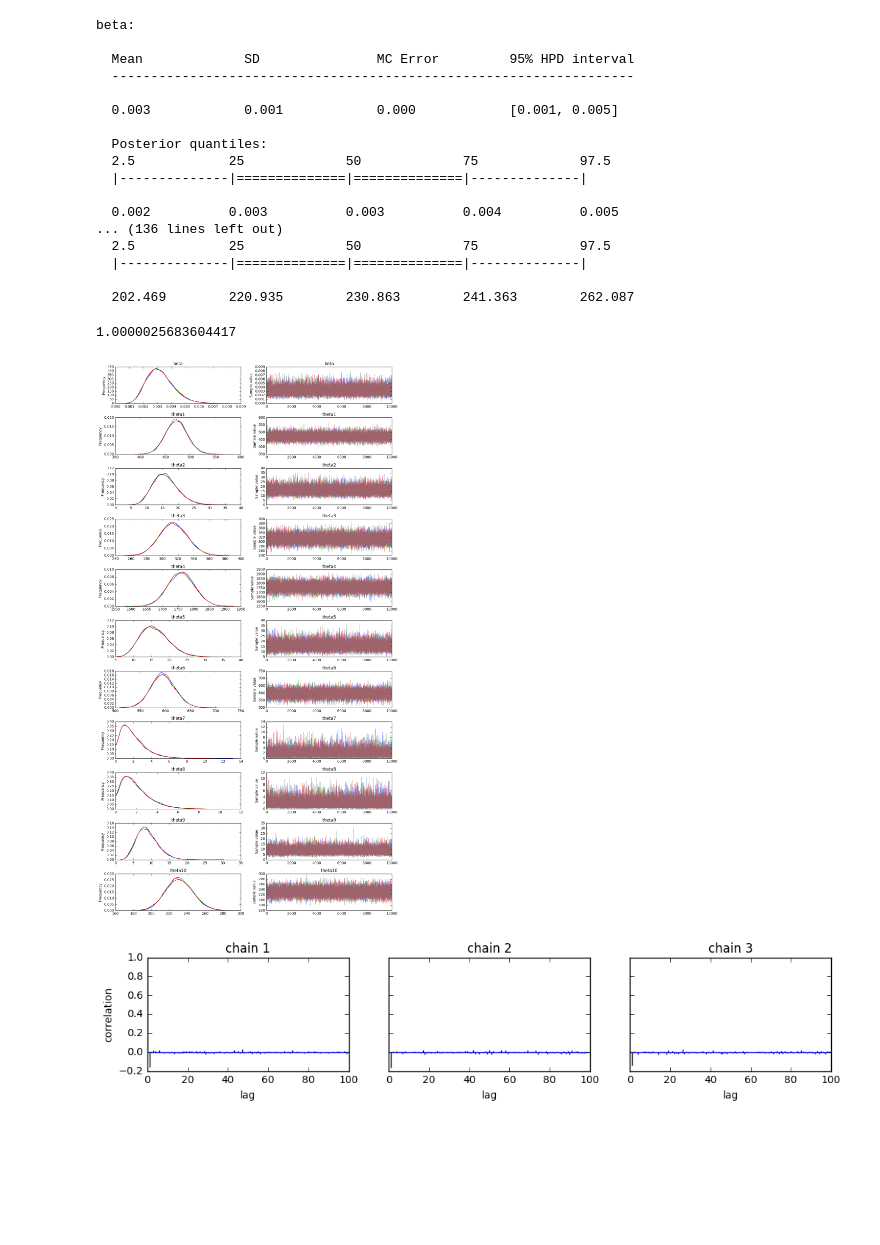
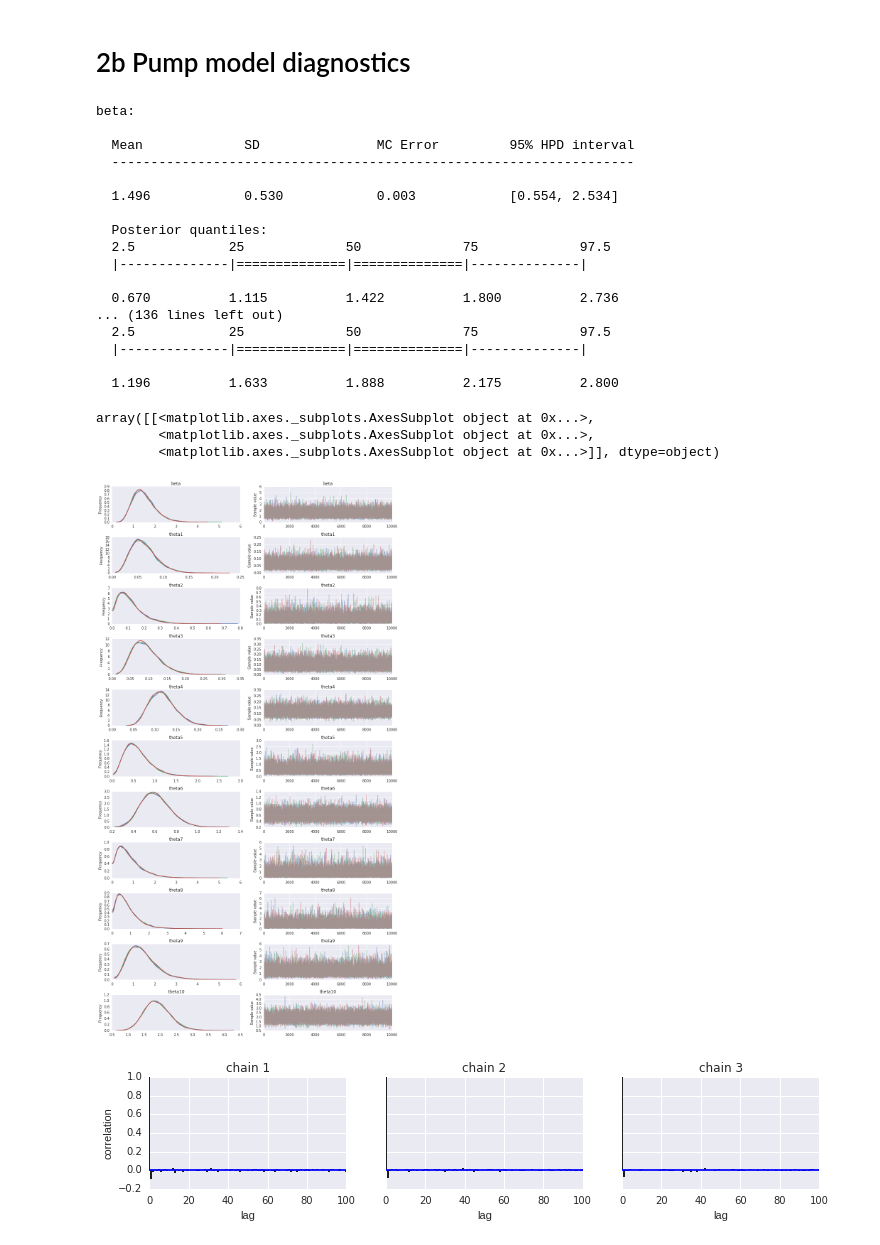
Before and after one commit to Jabberwockyll/MCMC, a Jupyter notebook: MCMC_PyMC3.ipynb, the cells around one changed output. Saved outputs shown, nothing was run; the diff lists cells and outputs as text; code cells hidden in the pictures; blank space fills up the shorter version.

Commit message:
Added text summaries, improved plots, and changed priors on thetas in two of the models to uniforms.

```diff
--- a/MCMC_PyMC3.ipynb
+++ b/MCMC_PyMC3.ipynb
@@ -192,26 +173,29 @@ Finished [100%]: Average ELBO = -74.698
+# %% [markdown]
+# 2b Pump model diagnostics
 # %%
 traceplot(pump_trace)
 summary(pump_trace)
 pm.plots.autocorrplot(pump_trace, varnames=["theta1"])
-pm.diagnostics.gelman_rubin(pump_trace)["theta1"]
 # %% [output]
 beta:
 
   Mean             SD               MC Error         95% HPD interval
   -------------------------------------------------------------------
 
-  0.003            0.001            0.000            [0.001, 0.005]
+  1.496            0.530            0.003            [0.554, 2.534]
 
   Posterior quantiles:
   2.5            25             50             75             97.5
   |--------------|==============|==============|--------------|
 
-  0.002          0.003          0.003          0.004          0.005
+  0.670          1.115          1.422          1.800          2.736
 ... (136 lines left out)
   2.5            25             50             75             97.5
   |--------------|==============|==============|--------------|
 
-  202.469        220.935        230.863        241.363        262.087
+  1.196          1.633          1.888          2.175          2.800
-1.0000025683604417
+array([[<matplotlib.axes._subplots.AxesSubplot object at 0x...>,
+        <matplotlib.axes._subplots.AxesSubplot object at 0x...>,
+        <matplotlib.axes._subplots.AxesSubplot object at 0x...>]], dtype=object)
-[figure, old version]
+[figure, new version]
-[figure, old version]
+[figure, new version]
```
Also changed, not shown: parts of 30 cells of this notebook.
